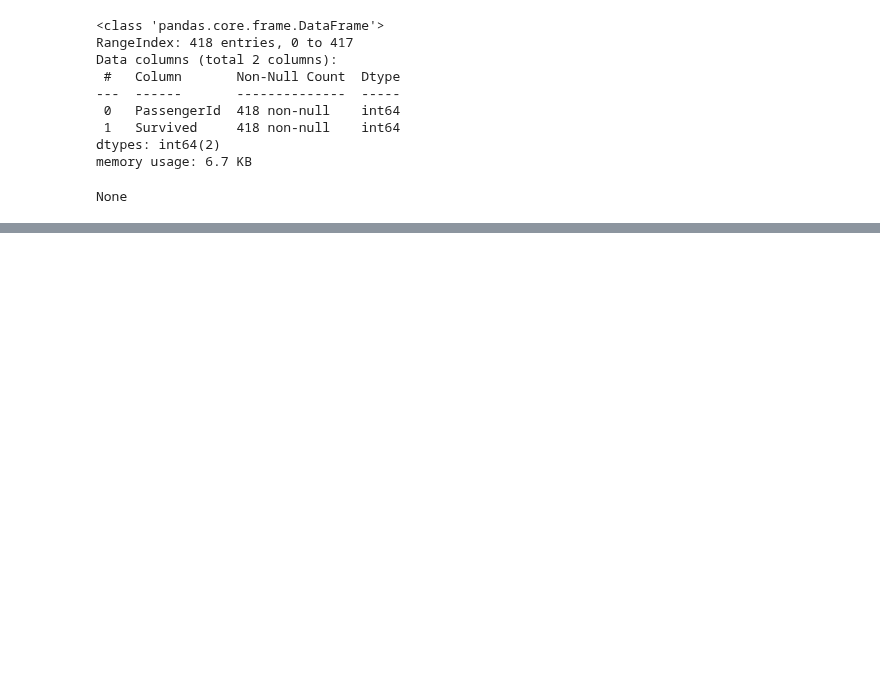
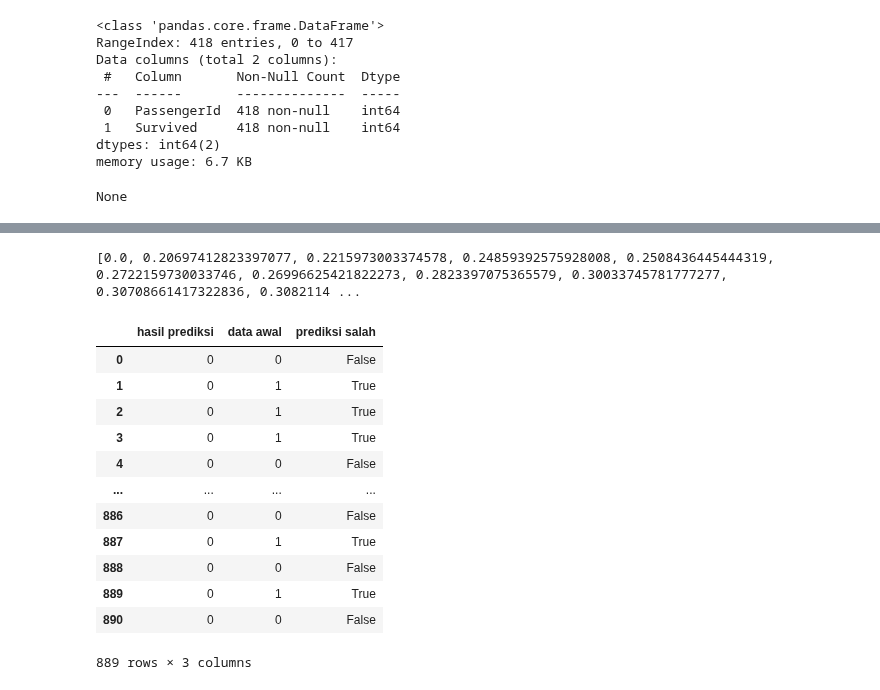
Before and after one commit to Ajhie1987/Python_Train, a Jupyter notebook: Final_Assign.ipynb, the cells around one changed output, grey strips where cells are left out. Cells and saved outputs as stored; diff of their text form; code cells hidden in the pictures; blank space fills up the shorter version.

```diff
--- a/Final_Assign.ipynb
+++ b/Final_Assign.ipynb
@@ -207,0 +270,30 @@ df_train_fitur
+# %%
+error_rate = []
+jumlah_k = range(1, 100, 1)
+for i in jumlah_k:
+  # print(i)
+  model = KNeighborsClassifier(n_neighbors=i)
+  model.fit(train_fitur, df_train_target)
+
+  pred_i = model.predict(train_fitur)
+  error_rate.append(np.mean(pred_i != df_train_target))
+
+print(error_rate)
+# %% [output]
+[0.0, 0.20697412823397077, 0.2215973003374578, 0.24859392575928008, 0.2508436445444319, 0.2722159730033746, 0.26996625421822273, 0.2823397075365579, 0.30033745781777277, 0.30708661417322836, 0.3082114 ...
+# %%
+pd.DataFrame({"hasil prediksi":pred_i, "data awal":df_train_target, "prediksi salah":pred_i != df_train_target})
+# %% [output]
+|  | hasil prediksi | data awal | prediksi salah |
+| 0 | 0 | 0 | False |
+| 1 | 0 | 1 | True |
+| 2 | 0 | 1 | True |
+| 3 | 0 | 1 | True |
+| 4 | 0 | 0 | False |
+| ... | ... | ... | ... |
+| 886 | 0 | 0 | False |
+| 887 | 0 | 1 | True |
+| 888 | 0 | 0 | False |
+| 889 | 0 | 1 | True |
+| 890 | 0 | 0 | False |
+889 rows × 3 columns
```
Also changed, not shown: parts of 16 cells of this notebook.
